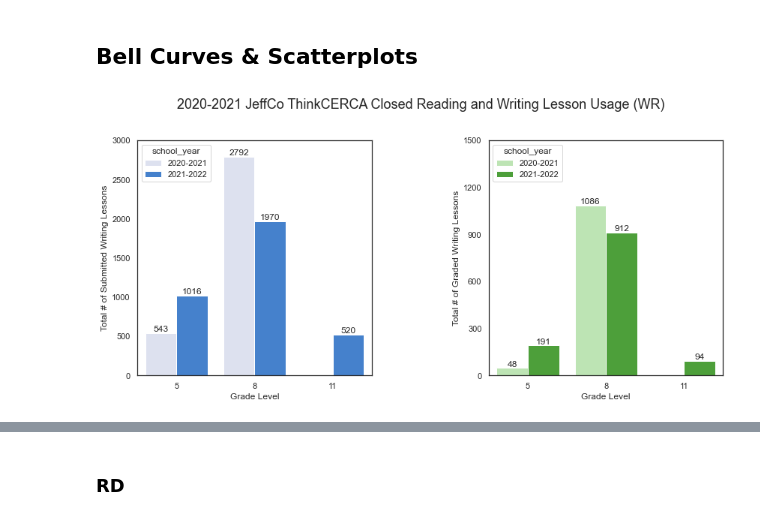
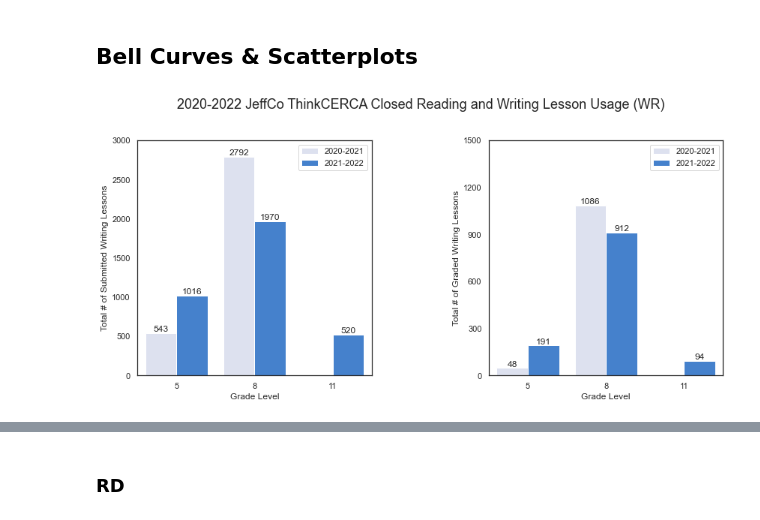
Before and after one commit to ThinkCERCA/efficacy_studies, a Jupyter notebook: JCPS external assessment study/JCPS external assessment analysis_v2.ipynb, the cells around one changed output, grey strips where cells are left out. Cells and saved outputs as stored; diff of their text form; code cells hidden in the pictures.

```diff
--- a/JCPS external assessment study/JCPS external assessment analysis_v2.ipynb
+++ b/JCPS external assessment study/JCPS external assessment analysis_v2.ipynb
@@ -372,40 +460,42 @@ levels = ['NOVICE','APPRENTICE','PROFICIENT','DISTINGUISHED']
 subjects = ['RD','WR']
 metrics_usg = ['tot_num_asmt_sbmt','tot_num_asmt_grd']
 metrics_pfm = ['avg_ws','avg_wc']
-colors_usg = [['#dae0f2','#2f7fe2'], ['#b8ecac','#42b029']]
+colors_usg = ['#dae0f2','#2f7fe2']
+colors_pfm = ['#b8ecac','#42b029']
 # %%
 ## plot
 sns.set_theme(style="white", palette="deep",rc={"figure.figsize": (14,6)})
 
 fig, axes = plt.subplots(1,2,sharey=False, sharex=True)
 fig.subplots_adjust(wspace=0.5, top=0.85)
-fig.suptitle('2020-2021 JeffCo ThinkCERCA Closed Reading and Writing Lesson Usage (WR)', fontsize=18)
+fig.suptitle('2020-2022 JeffCo ThinkCERCA Closed Reading and Writing Lesson Usage (WR)', fontsize=18)
 
-for n, (metric,color) in enumerate(zip(metrics_usg, colors_usg)):
+for n, metric in enumerate(metrics_usg):
     sns.barplot(ax=axes[n],
                 y=metric,
                 x='enrolled_grade_2',
                 hue='school_year',
                 data=grouped_sbmt_grd[grouped_sbmt_grd['SUBJECT']=='WR'],
-                palette=color)
+                palette=colors_usg)
     axes[n].set_xlabel('Grade Level')
     axes[n].tick_params(labelbottom=True, labelleft=True)
     axes[n].bar_label(axes[n].containers[0])
     axes[n].bar_label(axes[n].containers[1])
-#     autolabel(axes[n1,n2].patches)
+    axes[n].legend(loc='upper right')
 
 
 axes[0].set_ylim(0,3000)
 axes[0].set_yticks(range(0,3001,500))
 axes[0].set_ylabel('Total # of Submitted Writing Lessons')
 
 axes[1].set_ylim(0,1500)
 axes[1].set_yticks(range(0,1501,300))
 axes[1].set_ylabel('Total # of Graded Writing Lessons')
 
+plt.savefig('/Users/spencersu/Desktop/JCPS external data mapping/2020-22 JeffCo Writing Lesson Usage (WR).png')
 
 plt.show()
 # %% [output]
-[figure, old version]
+[figure, new version]
 # %%
 ## plot
```
Also changed, not shown: parts of 58 cells of this notebook.
